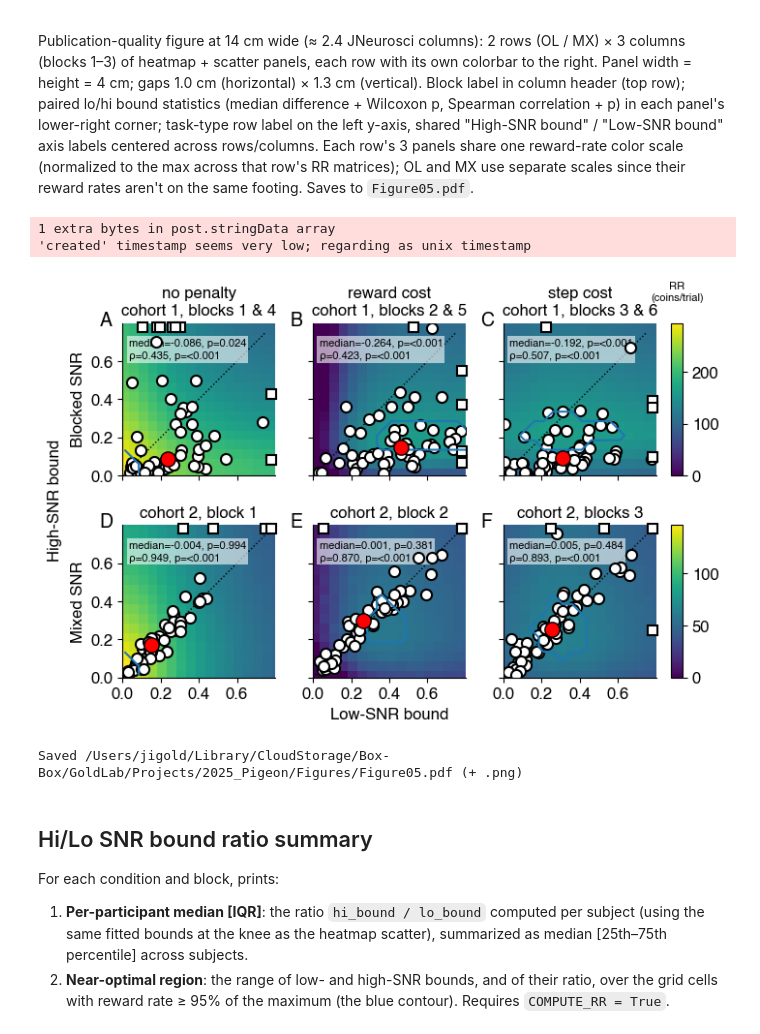
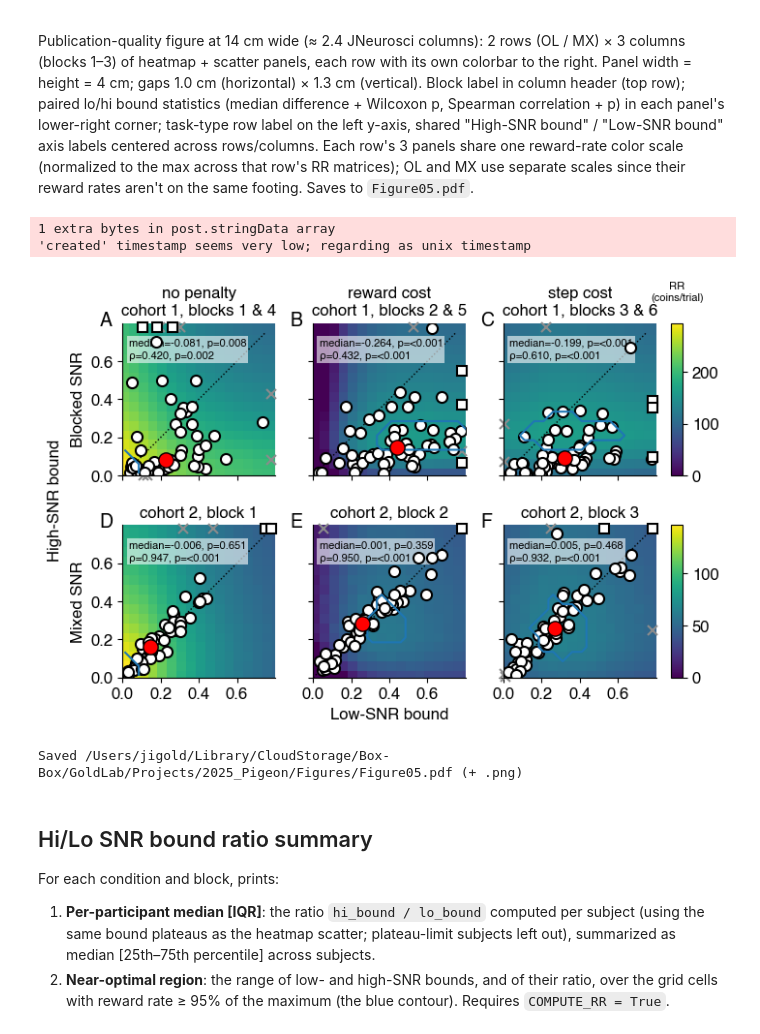
Before and after one commit to TheGoldLab/ms_2026_kalburge_etal_elife, a Jupyter notebook: notebooks/Figure05_mixedVsBlockedSNR.ipynb, the cells around one changed output. Cells and saved outputs as stored; diff of their text form; code cells hidden in the pictures.

Commit message:
Figure05: plateau-limit subjects left out of each panel's statistics and median (gray crosses), 'bound plateau' wording, panel F title typo
Co-Authored-By: Claude Opus 5.5 <noreply@anthropic.com>

```diff
--- a/notebooks/Figure05_mixedVsBlockedSNR.ipynb
+++ b/notebooks/Figure05_mixedVsBlockedSNR.ipynb
@@ -88,18 +95,26 @@ from pigeon.plotting import FONT_RC, add_panel_label, CONDITION_LABELS, TASK_ROW
 data_table_mx = get_data_table(task_type='MX')
 data_table_ol = get_data_table(task_type='OL')
 
-# Fitted bounds at the knee, low and high SNR, per subject: fit_bounds[(task, block)] = (lo, hi).
+# Bound plateaus, low and high SNR, per subject: fit_bounds[(task, block)] = (lo, hi); fit_limit marks
+# subjects with either plateau at a fit limit (left out of the statistics).
 PROCESSED = Path('../data/processed')
-_ol = pd.read_pickle(PROCESSED / 'stopping_fits_main.pkl').query("task == 'OL'")
-_mx = pd.read_pickle(PROCESSED / 'stopping_fits_mx_by_snr.pkl').query("task == 'MX'")
+_ol = pd.read_pickle(PROCESSED / 'stopping_fits_main.pkl').query("task == 'OL'").copy()
+_mx = pd.read_pickle(PROCESSED / 'stopping_fits_mx_by_snr.pkl').query("task == 'MX'").copy()
+for _f in (_ol, _mx):
+    _f['at_limit'] = get_plateau_at_limit(_f)
 _scale = {'OL': _ol.pivot(index='subject_index', columns='group', values='bound_scale'),
           'MX': _mx.pivot(index='subject_index', columns='group', values='bound_scale')}
+_lim = {'OL': _ol.pivot(index='subject_index', columns='group', values='at_limit').fillna(False).astype(bool),
+        'MX': _mx.pivot(index='subject_index', columns='group', values='at_limit').fillna(False).astype(bool)}
+fit_limit = {}
 _groups = {'OL': lambda b: (f'B{b}', f'B{b + 3}'), 'MX': lambda b: (f'B{b}_lo', f'B{b}_hi')}
 fit_bounds = {}
 for _task in ('OL', 'MX'):
     for _b in (1, 2, 3):
         _lo, _hi = _groups[_task](_b)
         fit_bounds[(_task, _b)] = (_scale[_task][_lo].to_numpy(), _scale[_task][_hi].to_numpy())
-        print(f'{_task} block {_b}: {np.sum(np.isfinite(fit_bounds[(_task, _b)][0]) & np.isfinite(fit_bounds[(_task, _b)][1]))} '
-              'subjects with both fits')
+        fit_limit[(_task, _b)] = (_lim[_task][_lo] | _lim[_task][_hi]).reindex(_scale[_task].index).to_numpy()
+        _both = np.isfinite(fit_bounds[(_task, _b)][0]) & np.isfinite(fit_bounds[(_task, _b)][1])
+        print(f'{_task} block {_b}: {_both.sum()} subjects with both fits; {np.sum(_both & fit_limit[(_task, _b)])} '
+              f'left out (a plateau at a fit limit): {list(_scale[_task].index[_both & fit_limit[(_task, _b)]])}')
 # %% [output]
@@ -181,8 +196,9 @@ def _fmt_p(p):
 
 
 # ── Helper: heatmap + scatter panel ───────────────────────────────────────────
-def _plot_heatmap_panel(ax, lo, hi, rr_bounds, rr_matrix, vmax=None):
-    """Lo × hi SNR bound heatmap with subject scatter (lo, hi: per-subject fitted bounds).
+def _plot_heatmap_panel(ax, lo, hi, rr_bounds, rr_matrix, vmax=None, lim=None):
+    """Lo × hi SNR bound heatmap with subject scatter (lo, hi: per-subject bound plateaus; lim: True
+    where either plateau is at a fit limit, drawn as gray crosses and left out of the statistics).
 
     Returns the `AxesImage` from `imshow` (or `None` if no RR matrix was
     available) so callers can build a shared colorbar from it. If `vmax` is
@@ -206,7 +222,12 @@ def _plot_heatmap_panel(ax, lo, hi, rr_bounds, rr_matrix, vmax=None):
 
     ax.plot([0, 0.75], [0, 0.75], 'k:', linewidth=1, zorder=1)
 
-    valid = np.isfinite(lo) & np.isfinite(hi)
+    both = np.isfinite(lo) & np.isfinite(hi)
+    lim = np.zeros(len(lo), bool) if lim is None else lim
+    valid = both & ~lim
+    # Plateau at a fit limit: gray crosses at the clamped position, left out of everything else.
+    ax.plot(np.clip(lo[both & lim], 0, X_SHOW_MAX), np.clip(hi[both & lim], 0, X_SHOW_MAX), 'x', color='0.55',
+            markersize=7, markeredgewidth=1.5, zorder=2, clip_on=False)
     # Fitted bounds beyond the panel (> X_SHOW_MAX; beyond the wall at 0.75 means commits are
     # essentially all guesses) are clamped to the edge and drawn as open squares.
     clamped = valid & ((lo > X_SHOW_MAX) | (hi > X_SHOW_MAX))
@@ -334,7 +355,7 @@ axs = np.array([[fig_main.add_subplot(gs[r, c])
 # just the cohort/block identity.
 ROW_TITLES = {
     0: {b: f'{CONDITION_LABELS[b]}\ncohort 1, blocks {b} & {b + 3}' for b in BLOCKS},
-    1: {1: 'cohort 2, block 1', 2: 'cohort 2, block 2', 3: 'cohort 2, blocks 3'},
+    1: {1: 'cohort 2, block 1', 2: 'cohort 2, block 2', 3: 'cohort 2, block 3'},
 }
 
 # Each row (task type) gets its own color scale, shared across that row's 3
@@ -353,7 +374,7 @@ for row_idx, (data_table, task_label, task_type) in enumerate(tasks):
         ax = axs[row_idx, col_idx]
         panel_im = _plot_heatmap_panel(
             ax, *fit_bounds[(task_type, block)], RR_BOUNDS,
-            rr_matrices.get((task_type, block)), vmax=row_vmax[row_idx])
+            rr_matrices.get((task_type, block)), vmax=row_vmax[row_idx], lim=fit_limit[(task_type, block)])
         if panel_im is not None:
             row_im[row_idx] = panel_im
 
@@ -391,34 +412,34 @@ for row_idx, (_, _, task_type) in enumerate(tasks):
 # horizontally under the middle column (just below its tick labels).
 fig_main.canvas.draw()
 renderer = fig_main.canvas.get_renderer()
 
 label_x0 = min(
     axs[0, 0].yaxis.label.get_window_extent(renderer=renderer).x0,
     axs[-1, 0].yaxis.label.get_window_extent(renderer=renderer).x0,
 )
 label_x_fig = fig_main.transFigure.inverted().transform((label_x0, 0))[0]
 row_y0 = axs[-1, 0].get_position().y0
 row_y1 = axs[0, 0].get_position().y1
 fig_main.text(label_x_fig - 0.015, (row_y0 + row_y1) / 2, 'High-SNR bound',
               rotation=90, ha='right', va='center', fontsize=FS)
 
 mid_col = n_cols // 2
 mid_ax = axs[-1, mid_col]
 tick_y0 = mid_ax.xaxis.get_tightbbox(renderer).y0
 tick_y_fig = fig_main.transFigure.inverted().transform((0, tick_y0))[1]
 col_x0, col_x1 = mid_ax.get_position().x0, mid_ax.get_position().x1
 fig_main.text((col_x0 + col_x1) / 2, tick_y_fig - 0.015, 'Low-SNR bound',
               ha='center', va='top', fontsize=FS)
 
 out = FIGURES_DIR / 'Figure05.pdf'
 fig_main.savefig(out, dpi=300, bbox_inches='tight')
 fig_main.savefig(out.with_suffix('.png'), dpi=300, bbox_inches='tight')
 plt.show()
 print(f'Saved {out} (+ .png)')
 # %% [output]
 1 extra bytes in post.stringData array
 'created' timestamp seems very low; regarding as unix timestamp
-[figure, old version]
+[figure, new version]
 Saved /Users/jigold/Library/CloudStorage/Box-Box/GoldLab/Projects/2025_Pigeon/Figures/Figure05.pdf (+ .png)
 # %% [markdown]
 ## Hi/Lo SNR bound ratio summary
@@ -426,7 +447,7 @@ Saved /Users/jigold/Library/CloudStorage/Box-Box/GoldLab/Projects/2025_Pigeon/Fi
 For each condition and block, prints:
 
 1. **Per-participant median [IQR]**: the ratio `hi_bound / lo_bound` computed per subject (using
-   the same fitted bounds at the knee as the heatmap scatter), summarized as
+   the same bound plateaus as the heatmap scatter; plateau-limit subjects left out), summarized as
    median [25th–75th percentile] across subjects.
 2. **Near-optimal region**: the range of low- and high-SNR bounds, and of their ratio, over the
    grid cells with reward rate ≥ 95% of the maximum (the blue contour). Requires `COMPUTE_RR = True`.
```
Also changed, not shown: parts of 7 cells of this notebook.
